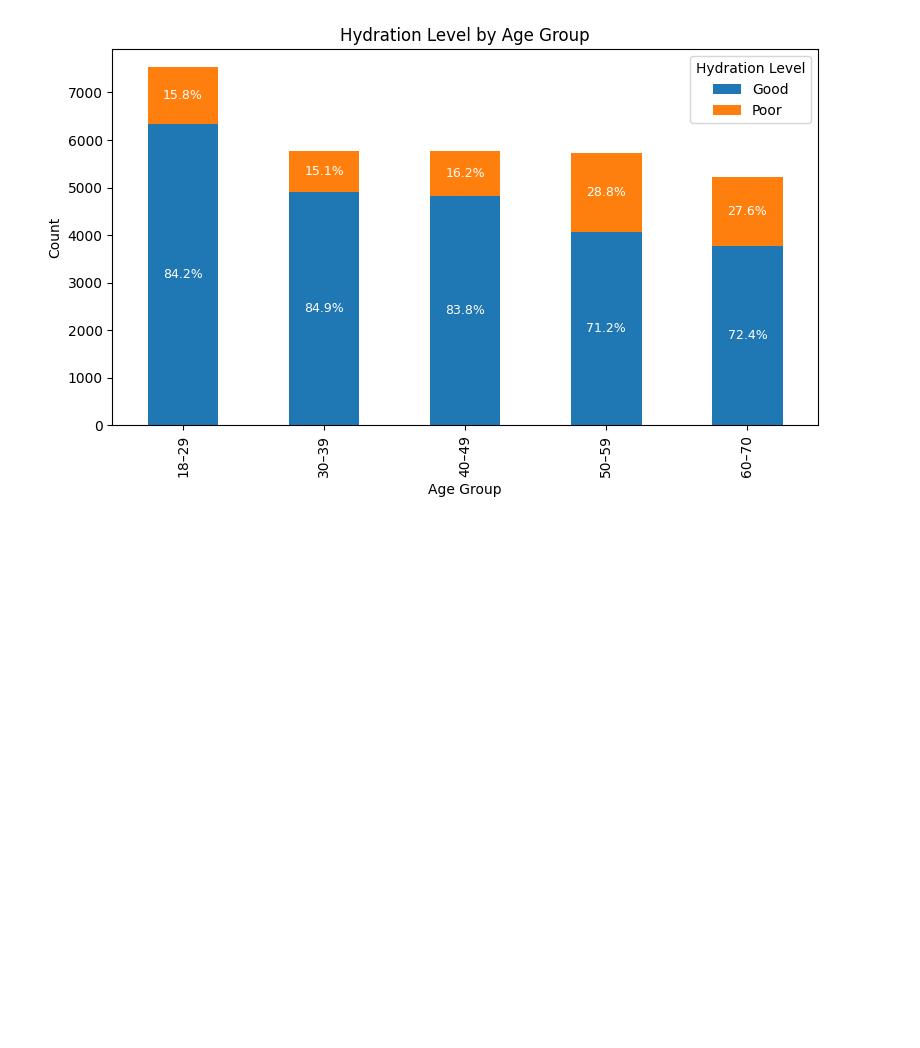
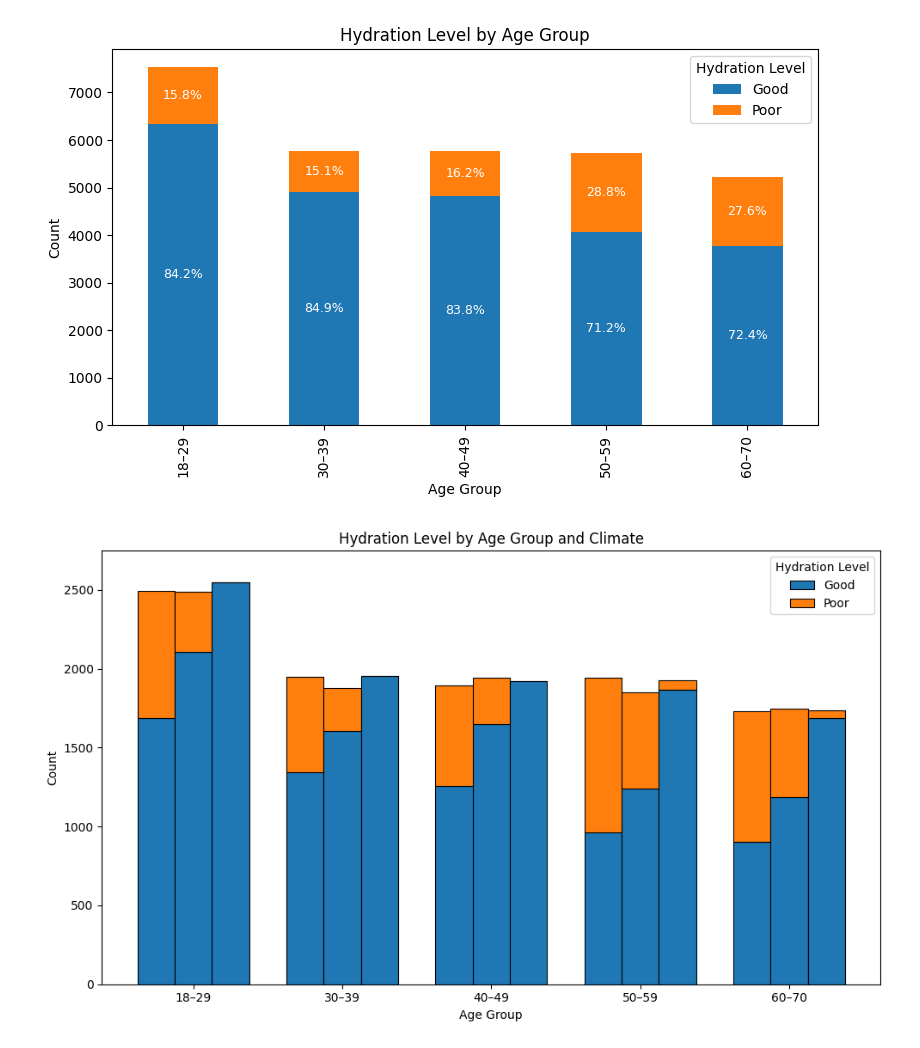
Before and after one commit to Tlassalle0/WaterAnalysis, a Jupyter notebook: scripts/3stats.ipynb, the cells around one changed output. Saved outputs shown, nothing was run; the diff lists cells and outputs as text; code cells hidden in the pictures; blank space fills up the shorter version.

Commit message:
add: hydration level by age group graphand climate

```diff
--- a/scripts/3stats.ipynb
+++ b/scripts/3stats.ipynb
@@ -177,3 +179,62 @@ plt.tight_layout()
 plt.show()
 # %% [output]
 [figure]
+# %%
+counts = (
+    df.groupby(["Age Group", "Weather", "Hydration Level"])
+      .size()
+      .unstack(fill_value=0)
+)
+# Order definitions
+age_groups = counts.index.get_level_values("Age Group").unique()
+weathers = ["Cold", "Normal", "Hot"]
+
+x = np.arange(len(age_groups))
+width = 0.25
+
+fig, ax = plt.subplots(figsize=(10, 6))
+
+for i, weather in enumerate(weathers):
+    data = counts.xs(weather, level="Weather")
+
+    good = data.get("Good", 0)
+    poor = data.get("Poor", 0)
+
+    # Good hydration (blue)
+    ax.bar(
+        x + i * width,
+        good,
+        width,
+        color="tab:blue",
+        edgecolor="black",
+        linewidth=0.8,
+        label="Good" if i == 0 else None
+    )
+
+    # Poor hydration (orange)
+    ax.bar(
+        x + i * width,
+        poor,
+        width,
+        bottom=good,
+        color="tab:orange",
+        edgecolor="black",
+        linewidth=0.8,
+        label="Poor" if i == 0 else None
+    )
+
+# Axis & labels
+ax.set_xticks(x + width)
+ax.set_xticklabels(age_groups)
+ax.set_xlabel("Age Group")
+ax.set_ylabel("Count")
+ax.set_ylim(0, ax.get_ylim()[1] + 200)  # increase the top by 200 counts
+ax.set_title("Hydration Level by Age Group and Climate")
+
+# Legend (only hydration levels, not duplicated climates)
+ax.legend(title="Hydration Level")
+
+plt.tight_layout()
+plt.show()
+# %% [output]
+[figure, added]
```
Also changed, not shown: parts of 1 cell of this notebook.
